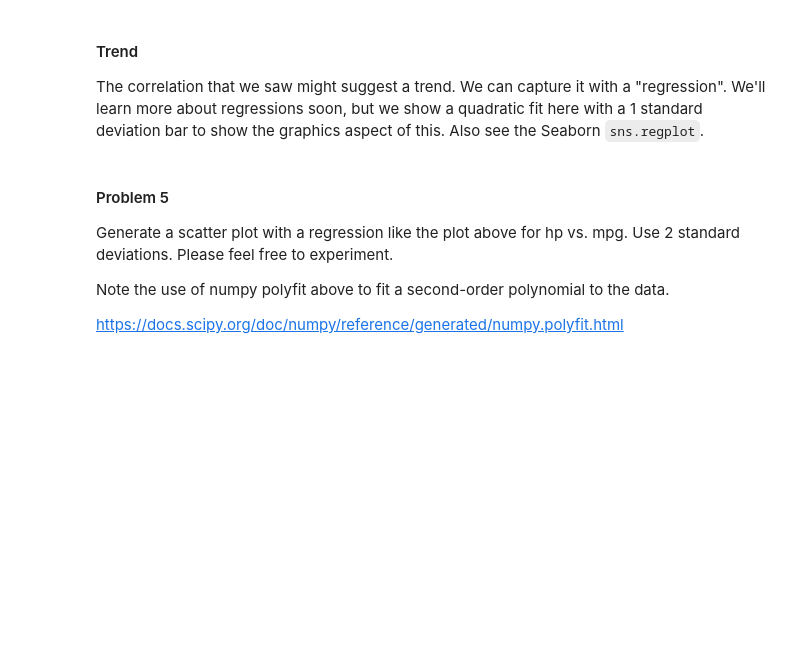
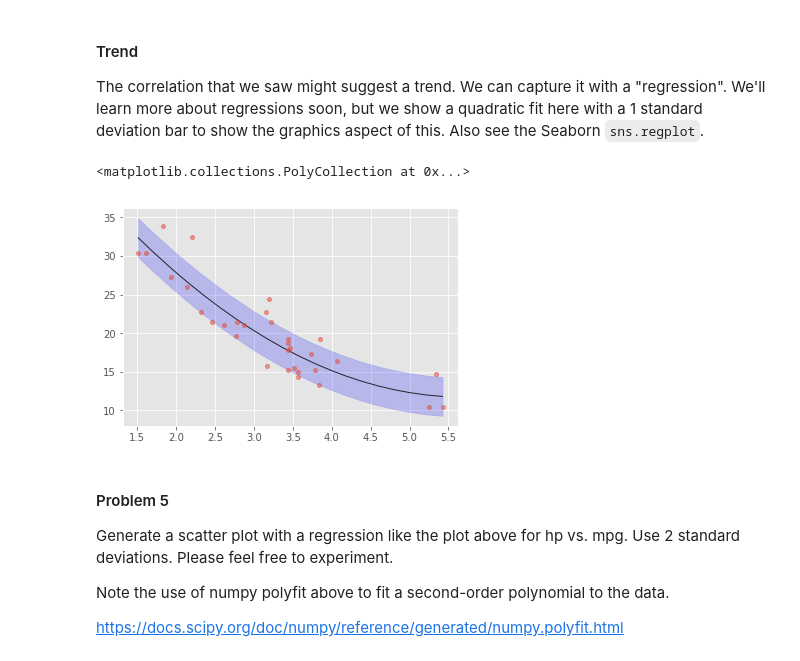
Before and after one commit to gagandaroach/DataScienceIntro, a Jupyter notebook: labs/Lab3_eda_viz/edaviz.ipynb, the cells around one changed output. Saved outputs shown, nothing was run; the diff lists cells and outputs as text; code cells hidden in the pictures; blank space fills up the shorter version.

```diff
--- a/labs/Lab3_eda_viz/edaviz.ipynb
+++ b/labs/Lab3_eda_viz/edaviz.ipynb
@@ -286,14 +321,17 @@ The correlation that we saw might suggest a trend. We can capture it with a "reg
 # %%
 x = dfcars.wt
 y = dfcars.mpg
 params = np.polyfit(x, y, 2)
 xp = np.linspace(x.min(), x.max(), 20)
 yp = np.polyval(params, xp)
 plt.plot(xp, yp, 'k', alpha=0.8, linewidth=1)
 plt.plot(dfcars.wt, dfcars.mpg, 'o', markersize=4, alpha=0.5)
 sig = np.std(y - np.polyval(params, x))
 plt.fill_between(xp, yp - sig, yp + sig,
-                 color='k', alpha=0.2)
+                 color='b', alpha=0.2)
+# %% [output]
+<matplotlib.collections.PolyCollection at 0x...>
+[figure, added]
 # %% [markdown]
 #### Problem 5
 
```
Also changed, not shown: parts of 45 cells of this notebook, 3 other files.
